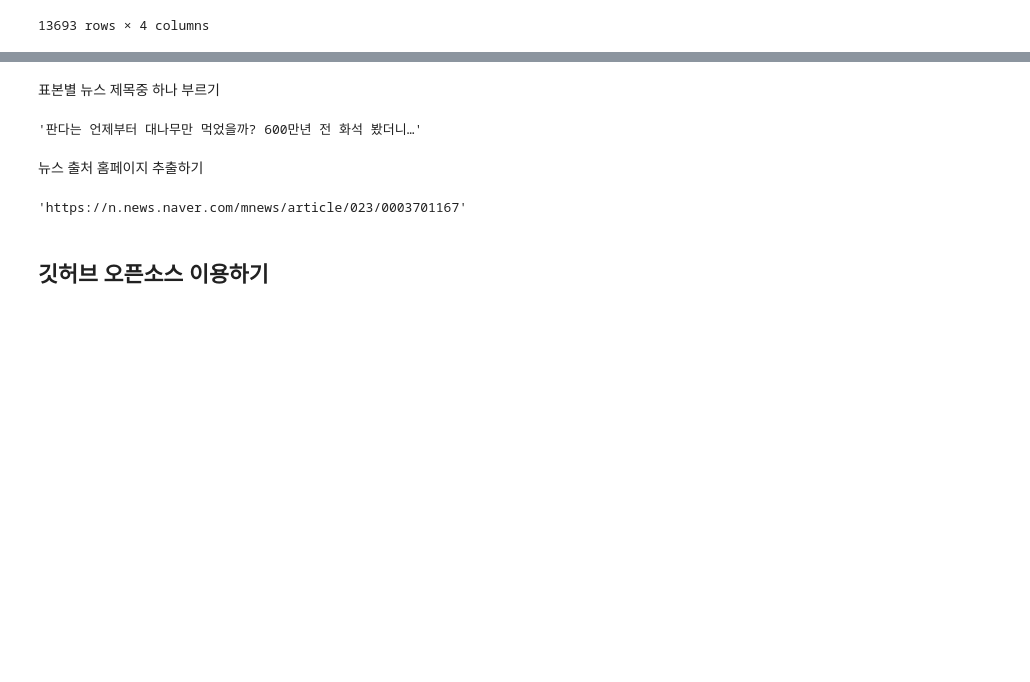
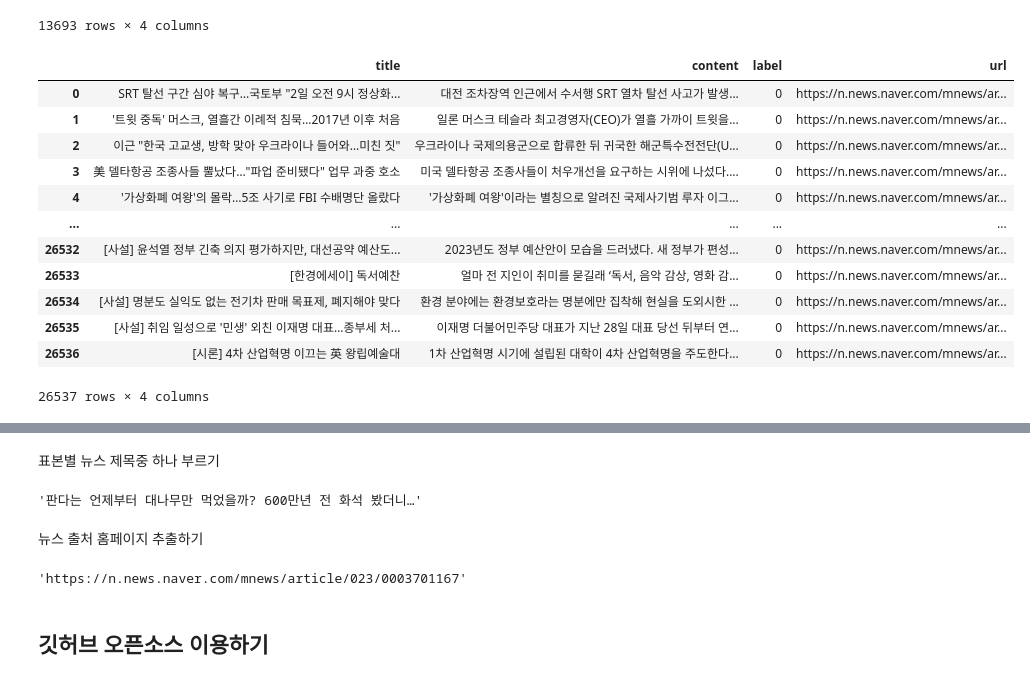
Before and after one commit to soldierzeus/bigdata_thunder, a Jupyter notebook: bigdata2/practice_bigdata_project.ipynb, the cells around one changed output, grey strips where cells are left out. Saved outputs shown, nothing was run; the diff lists cells and outputs as text; code cells hidden in the pictures; blank space fills up the shorter version.

Commit message:
update bigdata

```diff
--- a/bigdata2/practice_bigdata_project.ipynb
+++ b/bigdata2/practice_bigdata_project.ipynb
@@ -11,11 +11,11 @@ import pandas as pd
 # %% [markdown]
 뉴스별 데이터베이스 부르기
 # %%
-chosun_eilbo_database = pd.read_csv(r'C:\Users\user\Documents\github\bigdata_thunder\bigdata1\chosun_eilbo.csv', encoding='cp949')
-# korean_economy_database = pd.read_csv(r'C:\Users\user\Documents\github\bigdata_thunder\bigdata1\korean_economy.csv', encoding='cp949')
-# mail_economy_database = pd.read_csv(r'C:\Users\user\Documents\github\bigdata_thunder\bigdata1\mail_economy.csv', encoding='cp949')
-# midlle_eilbo_database = pd.read_csv(r'C:\Users\user\Documents\github\bigdata_thunder\bigdata1\middle_eilbo.csv', encoding='cp949')
-# money_today_database = pd.read_csv(r'C:\Users\user\Documents\github\bigdata_thunder\bigdata1\money_today.csv', encoding='cp949')
+chosun_eilbo_database = pd.read_csv(r'C:\bigdata_git\bigdata_thunder\bigdata1\chosun_eilbo.csv', encoding='cp949', index_col=False)
+korean_economy_database = pd.read_csv(r'C:\bigdata_git\bigdata_thunder\bigdata1\korean_economy.csv', encoding='utf-8', index_col=False)
+mail_economy_database = pd.read_csv(r'C:\bigdata_git\bigdata_thunder\bigdata1\mail_economy.csv', encoding='utf-8', index_col=False)
+midlle_eilbo_database = pd.read_csv(r'C:\bigdata_git\bigdata_thunder\bigdata1\middle_eilbo.csv', encoding='utf-8', index_col=False)
+money_today_database = pd.read_csv(r'C:\bigdata_git\bigdata_thunder\bigdata1\money_today.csv', encoding='utf-8', index_col=False)
 # %% [markdown]
 
 데이터베이스 테스트하기
@@ -35,3 +35,19 @@ chosun_eilbo_database
 | 13691 | [김한수의 오마이갓] 막 오른 ‘서울-로마 두 추기경 시대’ | 한국 천주교계에 ‘서울·로마 두 추기경 시대’의 막이 올랐습... | 0 | https://n.news.naver.com/mnews/ar... |
 | 13692 | [차현진의 돈과 세상] [86] 탕평책 | 베토벤이 청력을 잃어 불우했다고 하지만, 사실 인복은 많았다... | 0 | https://n.news.naver.com/mnews/ar... |
 13693 rows × 4 columns
+# %%
+korean_economy_database
+# %% [output]
+|  | title | content | label | url |
+| 0 | SRT 탈선 구간 심야 복구…국토부 "2일 오전 9시 정상화... | 대전 조차장역 인근에서 수서행 SRT 열차 탈선 사고가 발생... | 0 | https://n.news.naver.com/mnews/ar... |
+| 1 | '트윗 중독' 머스크, 열흘간 이례적 침묵…2017년 이후 처음 | 일론 머스크 테슬라 최고경영자(CEO)가 열흘 가까이 트윗을... | 0 | https://n.news.naver.com/mnews/ar... |
+| 2 | 이근 "한국 고교생, 방학 맞아 우크라이나 들어와…미친 짓" | 우크라이나 국제의용군으로 합류한 뒤 귀국한 해군특수전전단(U... | 0 | https://n.news.naver.com/mnews/ar... |
+| 3 | 美 델타항공 조종사들 뿔났다…"파업 준비됐다" 업무 과중 호소 | 미국 델타항공 조종사들이 처우개선을 요구하는 시위에 나섰다.... | 0 | https://n.news.naver.com/mnews/ar... |
+| 4 | '가상화폐 여왕'의 몰락…5조 사기로 FBI 수배명단 올랐다 | '가상화폐 여왕'이라는 별칭으로 알려진 국제사기범 루자 이그... | 0 | https://n.news.naver.com/mnews/ar... |
+| ... | ... | ... | ... | ... |
+| 26532 | [사설] 윤석열 정부 긴축 의지 평가하지만, 대선공약 예산도... | 2023년도 정부 예산안이 모습을 드러냈다. 새 정부가 편성... | 0 | https://n.news.naver.com/mnews/ar... |
+| 26533 | [한경에세이] 독서예찬 | 얼마 전 지인이 취미를 묻길래 ‘독서, 음악 감상, 영화 감... | 0 | https://n.news.naver.com/mnews/ar... |
+| 26534 | [사설] 명분도 실익도 없는 전기차 판매 목표제, 폐지해야 맞다 | 환경 분야에는 환경보호라는 명분에만 집착해 현실을 도외시한 ... | 0 | https://n.news.naver.com/mnews/ar... |
+| 26535 | [사설] 취임 일성으로 '민생' 외친 이재명 대표…종부세 처... | 이재명 더불어민주당 대표가 지난 28일 대표 당선 뒤부터 연... | 0 | https://n.news.naver.com/mnews/ar... |
+| 26536 | [시론] 4차 산업혁명 이끄는 英 왕립예술대 | 1차 산업혁명 시기에 설립된 대학이 4차 산업혁명을 주도한다... | 0 | https://n.news.naver.com/mnews/ar... |
+26537 rows × 4 columns
```
Also changed, not shown: parts of 32 cells of this notebook.
